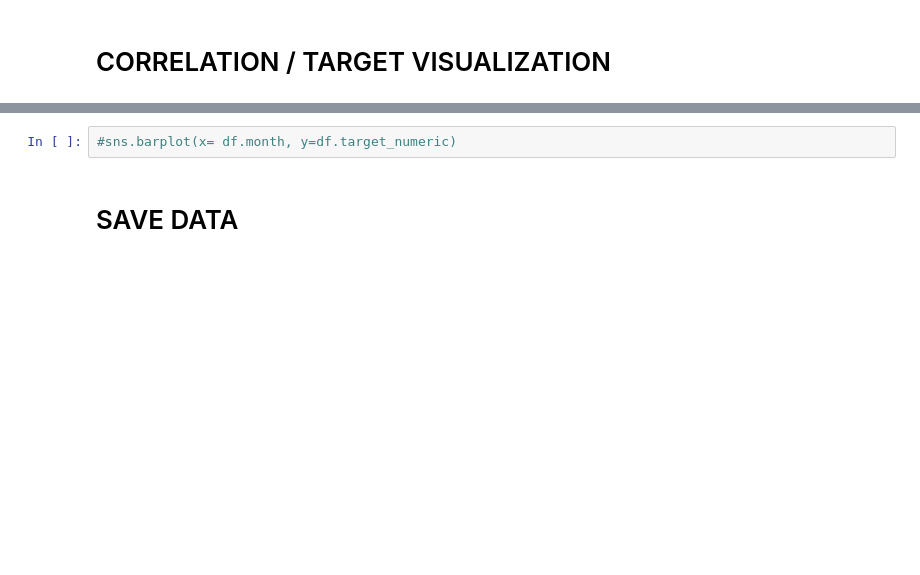
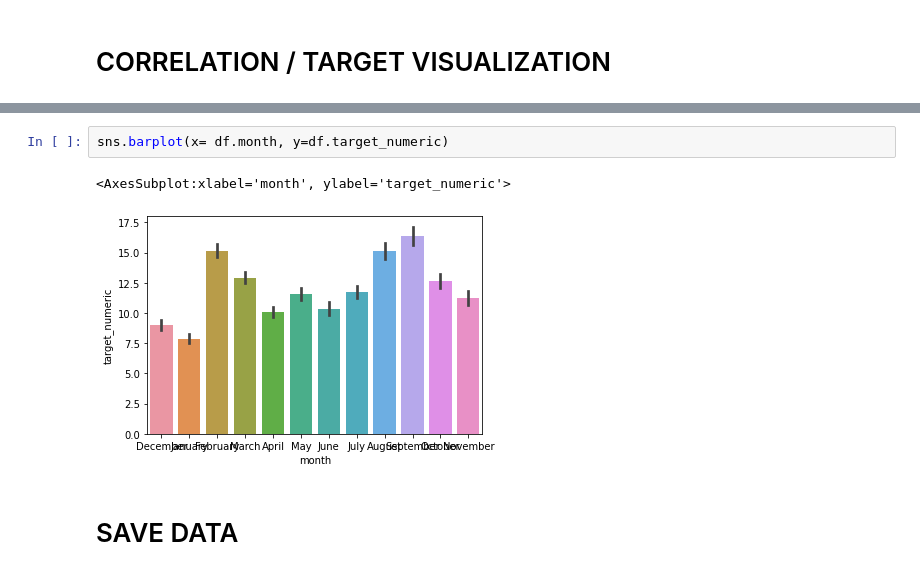
Before and after one commit to Good-Train-Bad-Train/gtbt, a Jupyter notebook: notebooks/marie_cleaning_processing_legs.ipynb, the cells around one changed output, grey strips where cells are left out. Saved outputs shown, nothing was run; the diff lists cells and outputs as text; blank space fills up the shorter version.

```diff
--- a/notebooks/marie_cleaning_processing_legs.ipynb
+++ b/notebooks/marie_cleaning_processing_legs.ipynb
@@ -336,5 +327,8 @@ df['target_numeric'] = np.where(df['target_numeric'] > 120, 120, df['target_nume
 # %%
-#sns.barplot(x= df.month, y=df.target_numeric)
+sns.barplot(x= df.month, y=df.target_numeric)
+# %% [output]
+<AxesSubplot:xlabel='month', ylabel='target_numeric'>
+[figure, added]
 # %% [markdown]
 # SAVE DATA
 # %%
```
Also changed, not shown: parts of 2 cells of this notebook, 4 other files.
